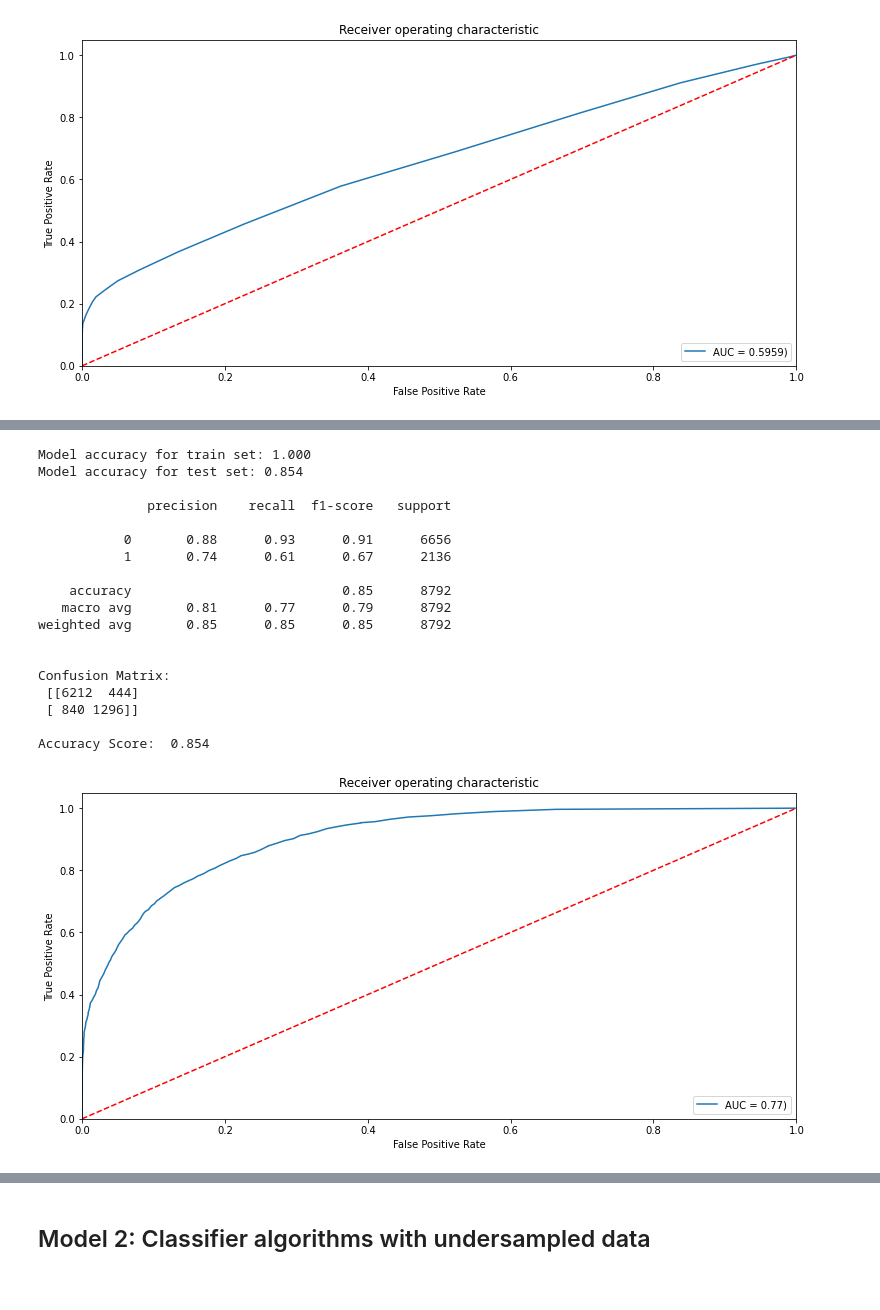
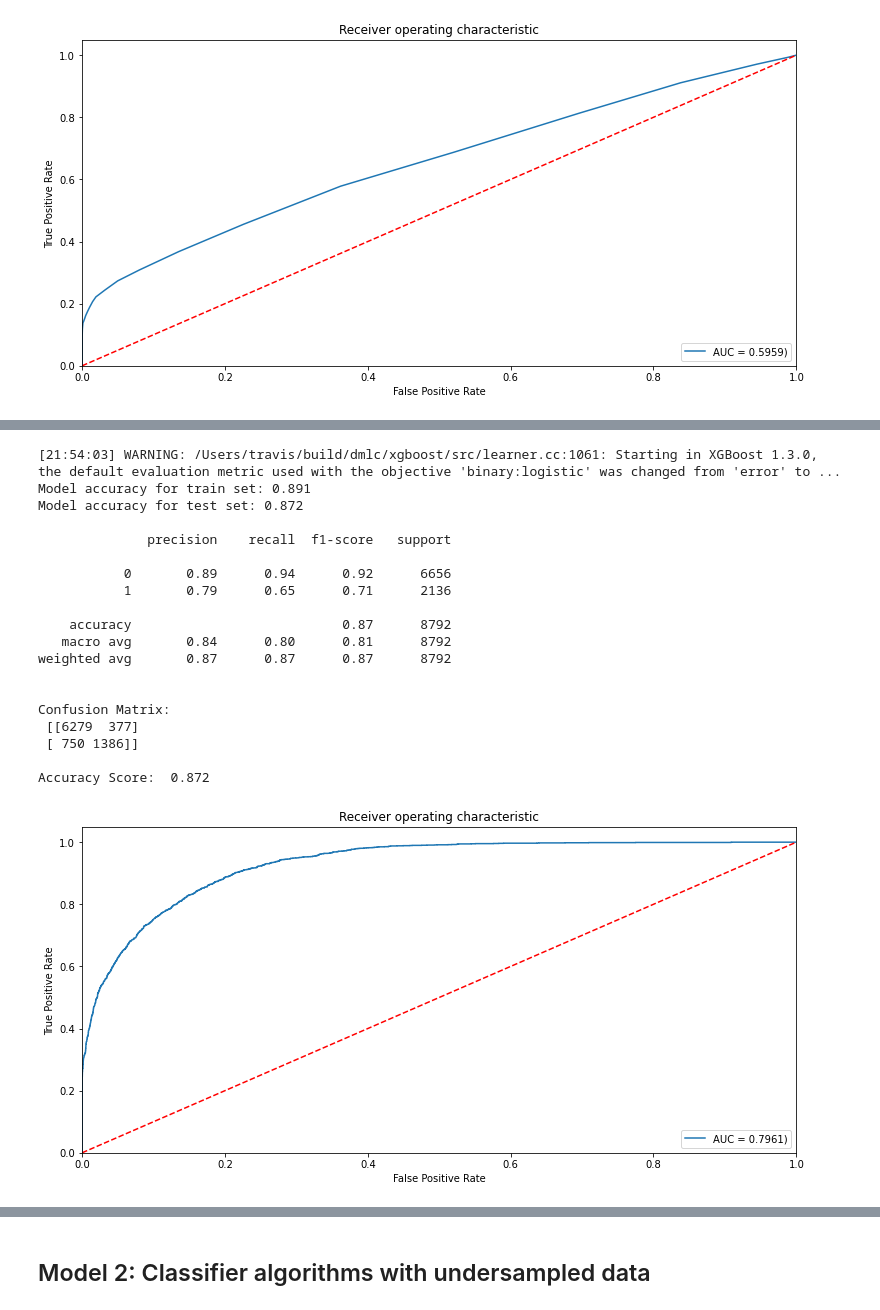
Before and after one commit to dinhlongviolin1/PDC-assm3, a Jupyter notebook: model/model_final.ipynb, the cells around one changed output, grey strips where cells are left out. Saved outputs shown, nothing was run; the diff lists cells and outputs as text; code cells hidden in the pictures.

```diff
--- a/model/model_final.ipynb
+++ b/model/model_final.ipynb
@@ -843,0 +879,15 @@ After Undersampling, counts of label '0': 8382
+# %%
+# Recursive Feature Elimination - feature selection
+from sklearn.feature_selection import RFE
+model = XGBClassifier()
+rfe = RFE(model, n_features_to_select=11)
+fit = rfe.fit(X_train_encoded, y_train)
+print(X_train_encoded.columns)
+print("Num Features: %s" % (fit.n_features_))
+print("Selected Features: %s" % (fit.support_))
+print("Feature Ranking: %s" % (fit.ranking_))
+
+model.fit(X_train_encoded, y_train)
+feature_scores = pd.Series(model.feature_importances_, index=X_train_encoded.columns).sort_values(ascending=False)
+
+feature_scores
@@ -844,3 +925,14 @@ After Undersampling, counts of label '0': 8382
+# %%
+X_train_encoded_fe = X_train_encoded.copy()
+X_test_encoded_fe = X_test_encoded.copy()
+
+del X_train_encoded_fe["fnlwgt"]
+del X_train_encoded_fe["native-country"]
+del X_train_encoded_fe["race"]
+
+del X_test_encoded_fe["fnlwgt"]
+del X_test_encoded_fe["native-country"]
+del X_test_encoded_fe["race"]
 # %% [markdown]
 ## Modeling
 # %% [markdown]
@@ -1070,28 +1129,25 @@ Accuracy Score:  0.872
-# %%
-# create the classifier with n_estimators = 100
-
-RFC = RandomForestClassifier(n_estimators=100, random_state=0)
-
-# fit the model to the training set
-
-model1_8 = train_and_plot(RFC, X_train_encoded, y_train, X_test_encoded, y_test)
-# %% [output]
-Model accuracy for train set: 1.000
-Model accuracy for test set: 0.854
-
-              precision    recall  f1-score   support
-
-           0       0.88      0.93      0.91      6656
-           1       0.74      0.61      0.67      2136
-
-    accuracy                           0.85      8792
-   macro avg       0.81      0.77      0.79      8792
-weighted avg       0.85      0.85      0.85      8792
-
-
-Confusion Matrix:
- [[6212  444]
- [ 840 1296]]
-
-Accuracy Score:  0.854
-[figure, removed]
+# %%
+# XGBOOST
+xgb1 = XGBClassifier()
+model1_7 = train_and_plot(xgb1, X_train_encoded_fe, y_train, X_test_encoded_fe, y_test)
+# %% [output]
+[21:54:03] WARNING: /Users/travis/build/dmlc/xgboost/src/learner.cc:1061: Starting in XGBoost 1.3.0, the default evaluation metric used with the objective 'binary:logistic' was changed from 'error' to ...
+Model accuracy for train set: 0.891
+Model accuracy for test set: 0.872
+
+              precision    recall  f1-score   support
+
+           0       0.89      0.94      0.92      6656
+           1       0.79      0.65      0.71      2136
+
+    accuracy                           0.87      8792
+   macro avg       0.84      0.80      0.81      8792
+weighted avg       0.87      0.87      0.87      8792
+
+
+Confusion Matrix:
+ [[6279  377]
+ [ 750 1386]]
+
+Accuracy Score:  0.872
+[figure, added]
```
Also changed, not shown: parts of 36 cells of this notebook, 6 other files.
